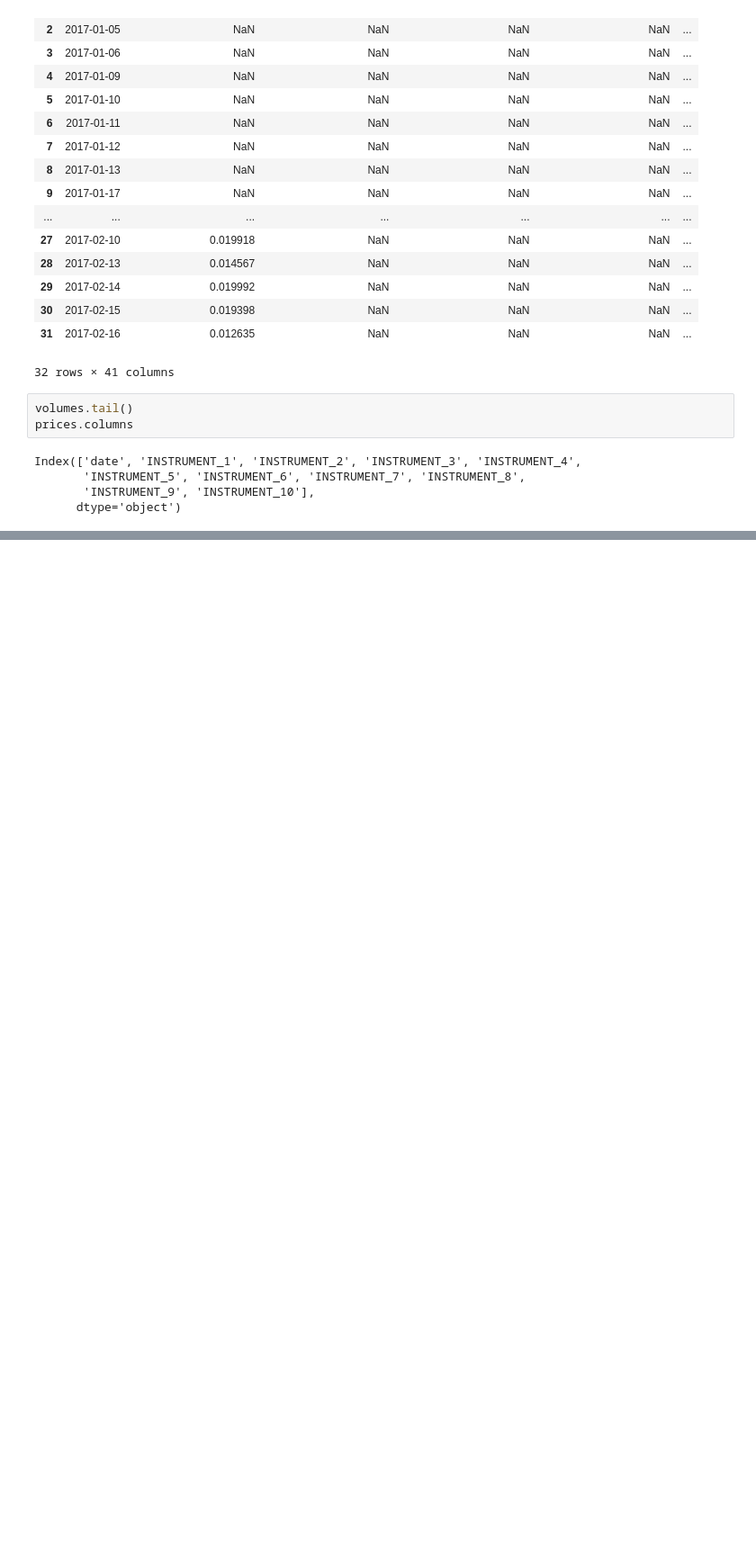
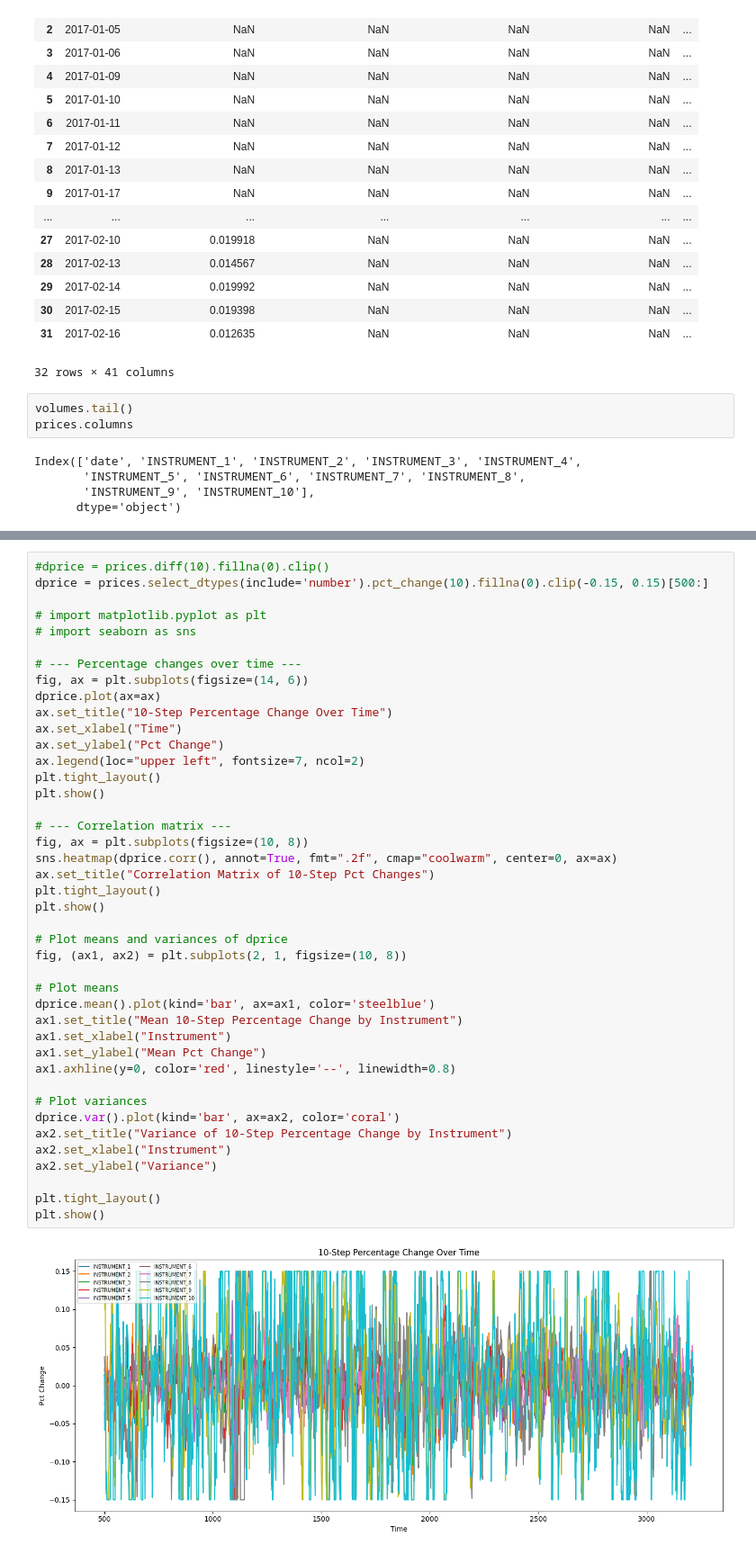
Before and after one commit to 77Tigers/algothon2026, a Jupyter notebook: man-imperial-algothon-2026/man1.ipynb, the cells around one changed output, grey strips where cells are left out. Shown at 90% size. Saved outputs shown, nothing was run; the diff lists cells and outputs as text; blank space fills up the shorter version.

```diff
--- a/man-imperial-algothon-2026/man1.ipynb
+++ b/man-imperial-algothon-2026/man1.ipynb
@@ -107,0 +204,44 @@ plt.show()
+# %%
+#dprice = prices.diff(10).fillna(0).clip()
+dprice = prices.select_dtypes(include='number').pct_change(10).fillna(0).clip(-0.15, 0.15)[500:]
+
+# import matplotlib.pyplot as plt
+# import seaborn as sns
+
+# --- Percentage changes over time ---
+fig, ax = plt.subplots(figsize=(14, 6))
+dprice.plot(ax=ax)
+ax.set_title("10-Step Percentage Change Over Time")
+ax.set_xlabel("Time")
+ax.set_ylabel("Pct Change")
+ax.legend(loc="upper left", fontsize=7, ncol=2)
+plt.tight_layout()
+plt.show()
+
+# --- Correlation matrix ---
+fig, ax = plt.subplots(figsize=(10, 8))
+sns.heatmap(dprice.corr(), annot=True, fmt=".2f", cmap="coolwarm", center=0, ax=ax)
+ax.set_title("Correlation Matrix of 10-Step Pct Changes")
+plt.tight_layout()
+plt.show()
+
+# Plot means and variances of dprice
+fig, (ax1, ax2) = plt.subplots(2, 1, figsize=(10, 8))
+
+# Plot means
+dprice.mean().plot(kind='bar', ax=ax1, color='steelblue')
+ax1.set_title("Mean 10-Step Percentage Change by Instrument")
+ax1.set_xlabel("Instrument")
+ax1.set_ylabel("Mean Pct Change")
+ax1.axhline(y=0, color='red', linestyle='--', linewidth=0.8)
+
+# Plot variances
+dprice.var().plot(kind='bar', ax=ax2, color='coral')
+ax2.set_title("Variance of 10-Step Percentage Change by Instrument")
+ax2.set_xlabel("Instrument")
+ax2.set_ylabel("Variance")
+
+plt.tight_layout()
+plt.show()
+# %% [output]
+[figure, added]
```
Also changed, not shown: parts of 17 cells of this notebook, 9 other files.
